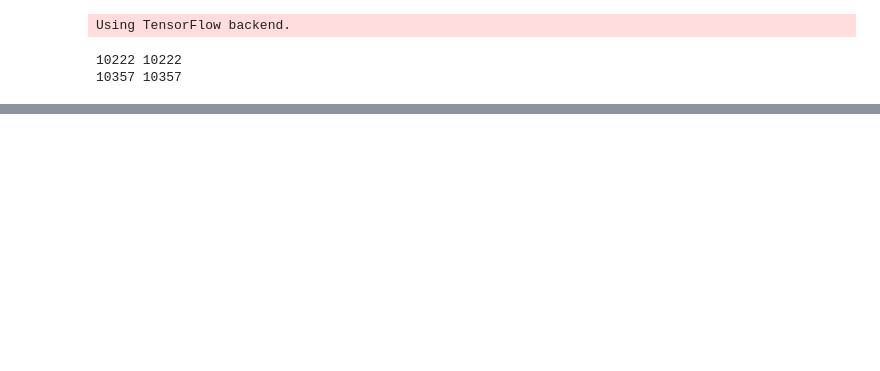
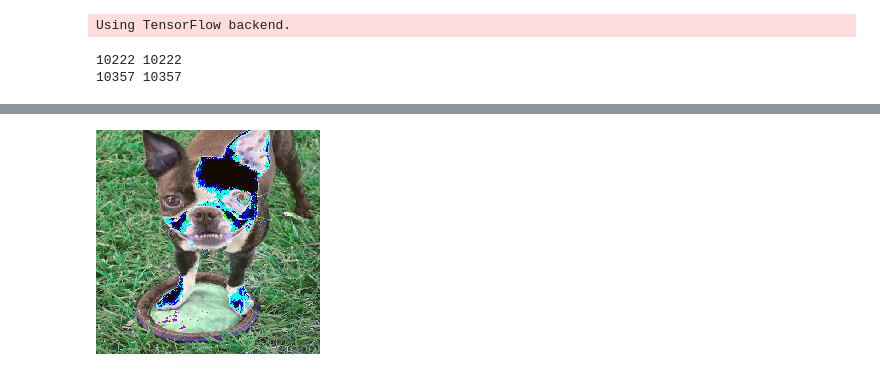
Before and after one commit to mazatov/Dog-breed-kaggle, a Jupyter notebook: Dog breed identification.ipynb, the cells around one changed output, grey strips where cells are left out. Drawn from its saved outputs; the diff is of its cells as text; code cells hidden in the pictures; blank space fills up the shorter version.

```diff
--- a/Dog breed identification.ipynb
+++ b/Dog breed identification.ipynb
@@ -59,7 +61,7 @@ def read_img(img_id, train_or_test, size):
     img = image.img_to_array(img)
     return img
 # %%
-INPUT_SIZE = 320
+INPUT_SIZE = 224
 x_train = np.zeros((len(labels), INPUT_SIZE, INPUT_SIZE, 3), dtype='float32')
 for i, img_id in tqdm(enumerate(labels['id'])):
     img = read_img(img_id, 'train', (INPUT_SIZE, INPUT_SIZE))
@@ -109,0 +157,7 @@ model.save_weights('trained_weights_resenet50.h5')
+# %%
+xx = Xv[1,:,:,:]
+xx1=xx+127
+xximg=PIL.Image.fromarray(xx1.astype('uint8'),'RGB')
+xximg
+# %% [output]
+[figure, added]
```
Also changed, not shown: parts of 20 cells of this notebook, 3 other files.
